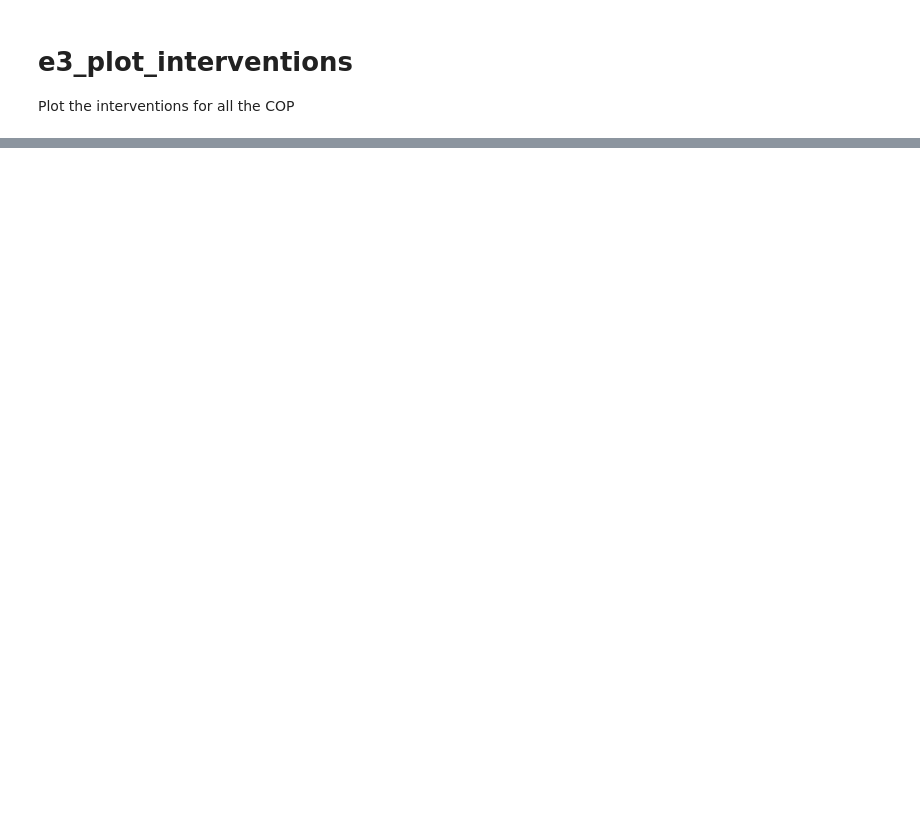
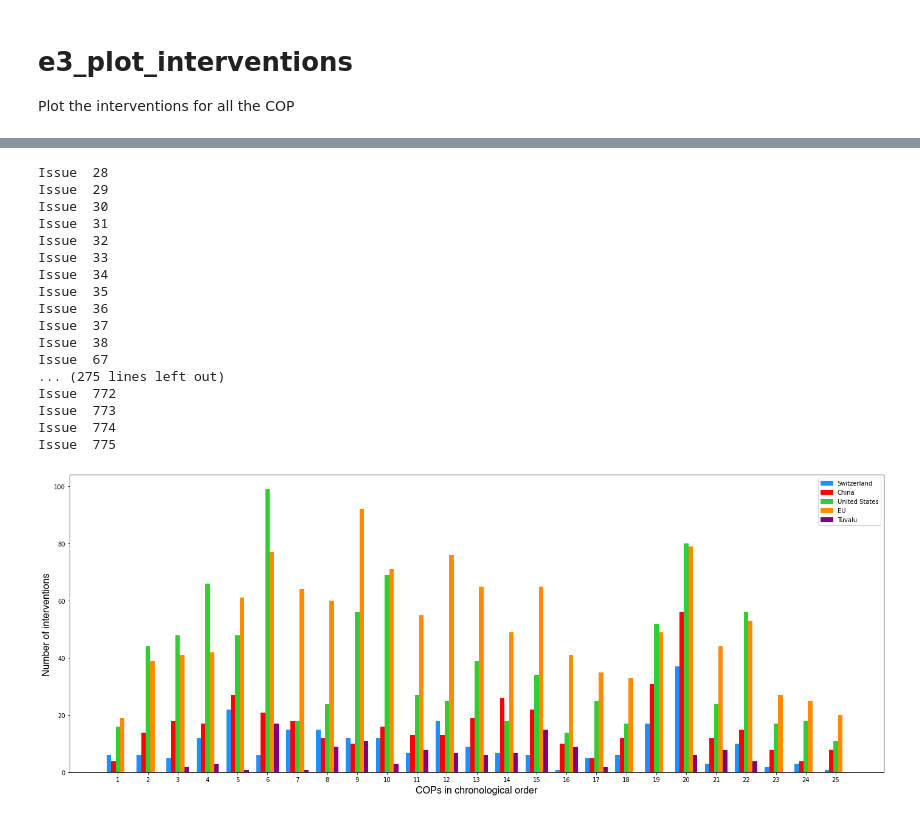
Before and after one commit to victorkristof/cop-mining-interactions, a Jupyter notebook: Code/e3_plot_interventions.ipynb, the cells around one changed output, grey strips where cells are left out. Drawn from its saved outputs; the diff is of its cells as text; code cells hidden in the pictures; blank space fills up the shorter version.

```diff
--- a/Code/e3_plot_interventions.ipynb
+++ b/Code/e3_plot_interventions.ipynb
@@ -80,13 +79,13 @@ def find_occ_between_typos(party_name, occ_party):
     return occ_update
 # %%
 def extract_occ_countries(occurences_cops):
-    """Extract occurence for Switzerland, US, China, G77/China, Saudi Arabia and Tuvalu."""
+    """Extract occurence for Switzerland, US, China, the EU , Saudi Arabia and Tuvalu."""
     occ_ch = []
     occ_us = []
     occ_china = []
-    occ_g77 = []
+    occ_eu = []
     occ_tuvalu = []
-    G77 = ['for the Group of 77 and China', 'G77','G77/CHINA','G77-CHINA','G77 & CHINA','G-77/CHINA','G-77/ CHINA']
+    #G77 = ['for the Group of 77 and China', 'G77','G77/CHINA','G77-CHINA','G77 & CHINA','G-77/CHINA','G-77/ CHINA']
     for line in occurences_cops:
 
         if(line[1] == 'SWITERLAND' or line[1] == 'SWITZER' or line[1] == 'SWITZERLAND'):
@@ -95,12 +94,12 @@ def extract_occ_countries(occurences_cops):
             occ_us.append(line)
         if(line[1] == 'CHINA'):
             occ_china.append(line)
-        if(line[1] in G77):
-                occ_g77.append(line)
+        if(line[1] == 'EU'):
+                occ_eu.append(line)
         if(line[1] == 'TUVALU'):
                 occ_tuvalu.append(line)
 
-    return find_occ_between_typos("CH", occ_ch), occ_china, occ_us, find_occ_between_typos("G77", occ_g77), occ_tuvalu
+    return find_occ_between_typos("CH", occ_ch), occ_china, occ_us, occ_eu, occ_tuvalu
 # %%
 def combine_issues(occ_party, dict_cop):
     """Combine issues that are related to the same COP and count the number of occurences in total for each COP"""
@@ -114,22 +113,22 @@ def combine_issues(occ_party, dict_cop):
     return occ_party_m
 # %%
 def plot_interventions_COP():
-    """Plot for Switzerland, US, China, Saudi Arabia and Tuvalu thenumber of intervention for each COP"""
+    """Plot for Switzerland, US, China, the EU  and Tuvalu thenumber of intervention for each COP"""
     # Find the occurences of each party for all COP beween 2-25
     occurences_cops = extract_cop()
-    swiss, china, us, g77, tu  = extract_occ_countries(occurences_cops[1:])
+    swiss, china, us, eu, tu  = extract_occ_countries(occurences_cops[1:])
     #Add COP 1 (collected manually because not written in capital)
     swiss.append((12,'CH',6))
     china.append((12,'China',4))
     us.append((12,'US',16))
-    g77.append((12,'G77',9))
+    eu.append((12,'EU',19))
     tu.append((12,'TUVALU',0))
 
     #Combine all the intervention per issues for each COP
     switzerland = combine_issues(swiss, dict_cop)
     china = combine_issues(china, dict_cop)
     united_states = combine_issues(us, dict_cop)
-    g77china = combine_issues(g77, dict_cop)
+    g77china = combine_issues(eu, dict_cop)
     tuvalu = combine_issues(tu,dict_cop)
 
     #Plot the interventions
@@ -149,14 +148,35 @@ def plot_interventions_COP():
     red_patch = mpatches.Patch(color='limegreen', label='United States')
     c_patch = mpatches.Patch(color='red', label='China')
     b_patch = mpatches.Patch(color='dodgerblue', label='Switzerland')
-    a_patch = mpatches.Patch(color='darkorange', label='G77/China')
-    t_patch = mpatches.Patch(color='yellow', label='Tuvalu')
+    a_patch = mpatches.Patch(color='darkorange', label='EU')
+    t_patch = mpatches.Patch(color='purple', label='Tuvalu')
     plt.legend(handles=[b_patch,c_patch,red_patch, a_patch, t_patch])
     ax.bar(x-0.3, switzerland, width=0.15, color='dodgerblue', align='center')
     ax.bar(x-0.15, china, width=0.15, color='red', align='center')
     ax.bar(x+0.0, united_states, width=0.15, color='limegreen', align='center')
     ax.bar(x+0.15, g77china, width=0.15, color='darkorange', align='center')
-    ax.bar(x+0.3, tuvalu, width=0.15, color='yellow', align='center')
+    ax.bar(x+0.3, tuvalu, width=0.15, color='purple', align='center')
     plt.xticks(np.arange(min(x), max(x)+1, 1.0))
 
     plt.show()
+# %%
+plot_interventions_COP()
+# %% [output]
+Issue  28
+Issue  29
+Issue  30
+Issue  31
+Issue  32
+Issue  33
+Issue  34
+Issue  35
+Issue  36
+Issue  37
+Issue  38
+Issue  67
+... (275 lines left out)
+Issue  772
+Issue  773
+Issue  774
+Issue  775
+[figure, added]
```
Also changed, not shown: parts of 1 cell of this notebook, 48 other files.
